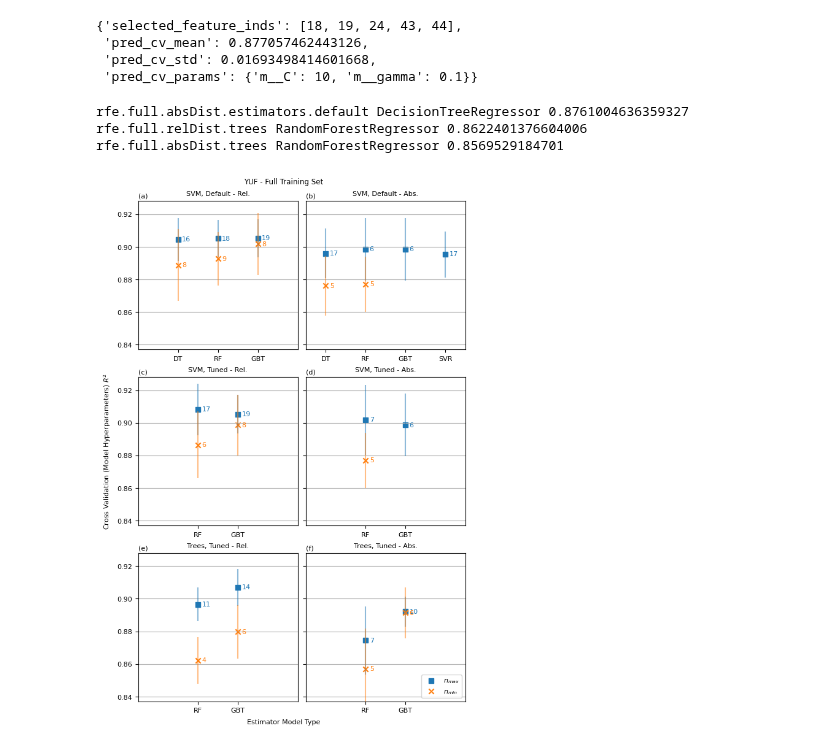
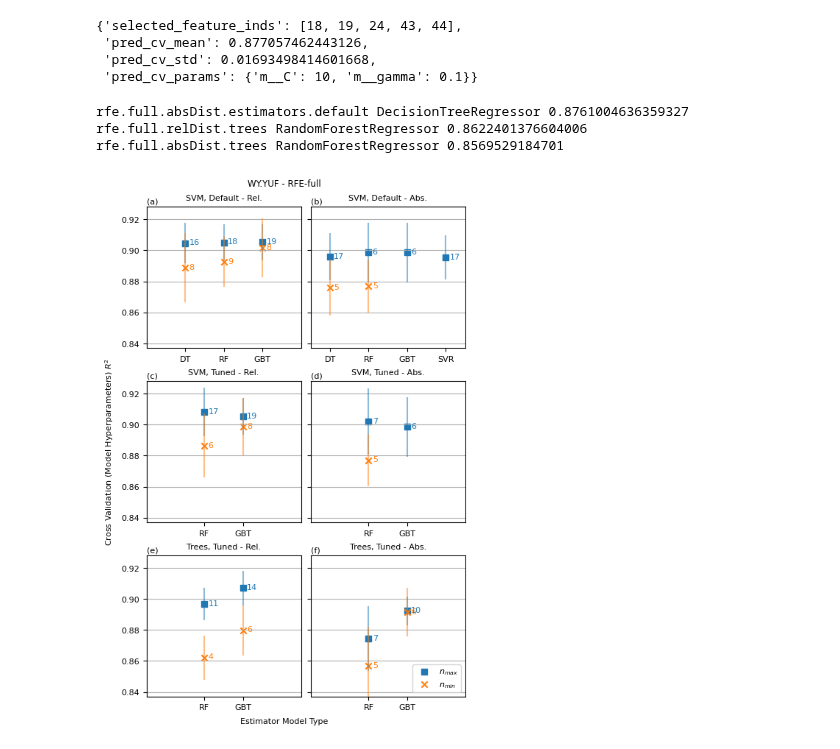
Before and after one commit to armstrong06/featmag, a Jupyter notebook: notebooks_feature_selection/RFE_YUF_results.ipynb, the cells around one changed output. Cells and saved outputs as stored; diff of their text form; code cells hidden in the pictures.

```diff
--- a/notebooks_feature_selection/RFE_YUF_results.ipynb
+++ b/notebooks_feature_selection/RFE_YUF_results.ipynb
@@ -284,7 +284,7 @@ best_color = 'C0'
 oste_color = 'C1'
 n_outer_dsets = len(rfe_results_dicts.keys())
 n_rows = int(np.ceil(n_outer_dsets/n_cols))
-fig, axes = plt.subplots(n_rows, n_cols, constrained_layout=True, figsize=(n_cols*3, n_rows*3))
+fig, axes = plt.subplots(n_rows, n_cols, constrained_layout=True, figsize=(n_cols*2.5, n_rows*2.5))
 axes = axes.flatten()
 
 max_n_inner_dset = 0
@@ -327,32 +327,32 @@ for outer_k_ind, outer_key in enumerate(outer_keys_order):
             oste_N_std = results['oste']['pred_cv_std']
             ax.scatter(inner_k_ind, oste_N_mean, marker=oste_sym, color=oste_color, label=label_pref+oste_N_label)
             ax.vlines(inner_k_ind, oste_N_mean-oste_N_std, oste_N_mean+oste_N_std, color=oste_color, alpha=0.5)
             ax.text(inner_k_ind+0.1, oste_N_mean-0.001, oste_N, color=oste_color)
 
     ax.set_ylim([min_score-0.02, max_score+0.02])
     if outer_k_ind % n_cols > 0:
          ax.set_yticklabels([])
     ax.set_xticks(np.arange(n_inner_dsets),
             xtick_labels,
             rotation=0)
     offset = (max_n_inner_dset - n_inner_dsets)
     if offset > 0:
          offset /= 2
     ax.set_xlim([-offset-0.5, (n_inner_dsets-1)+offset+0.5])
     ax.set_title(short_titles[outer_key])
     ax.grid(axis='y')
 ax.legend(loc='lower right')
 
 splabels = ['(a)', '(b)', '(c)', '(d)', '(e)', '(f)']
 for i, ax in enumerate(axes):
      ax.text(0, 1.02, splabels[i], transform=ax.transAxes)
 
 fig.supxlabel("Estimator Model Type")
 fig.supylabel("Cross Validation (Model Hyperparameters) $R^2$")
-fig.suptitle("YUF - Full Training Set")
+fig.suptitle("WY.YUF - RFE-full")
 fig.savefig('../figures/rfeSelection_rfefullSummary.png', dpi=300)
 # %% [output]
 rfe.full.absDist.estimators.default DecisionTreeRegressor 0.8761004636359327
 rfe.full.relDist.trees RandomForestRegressor 0.8622401376604006
 rfe.full.absDist.trees RandomForestRegressor 0.8569529184701
-[figure, old version]
+[figure, new version]
```
Also changed, not shown: parts of 1 cell of this notebook, 2 other files.
